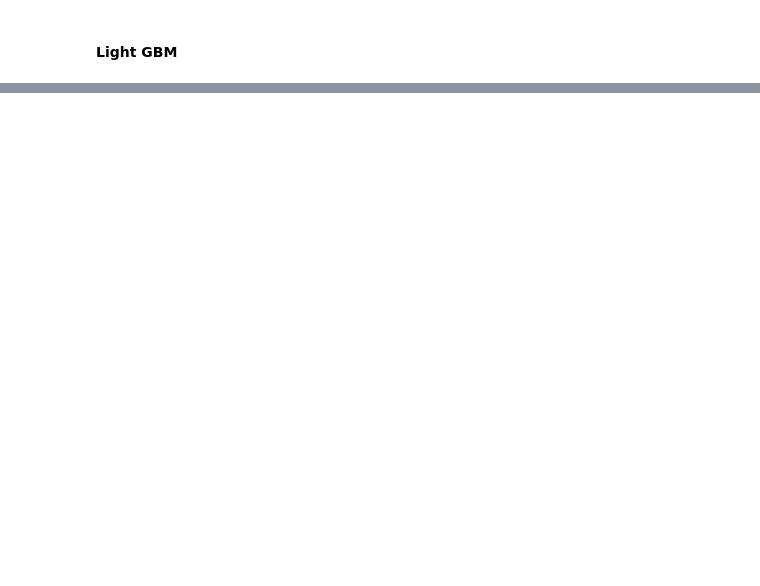
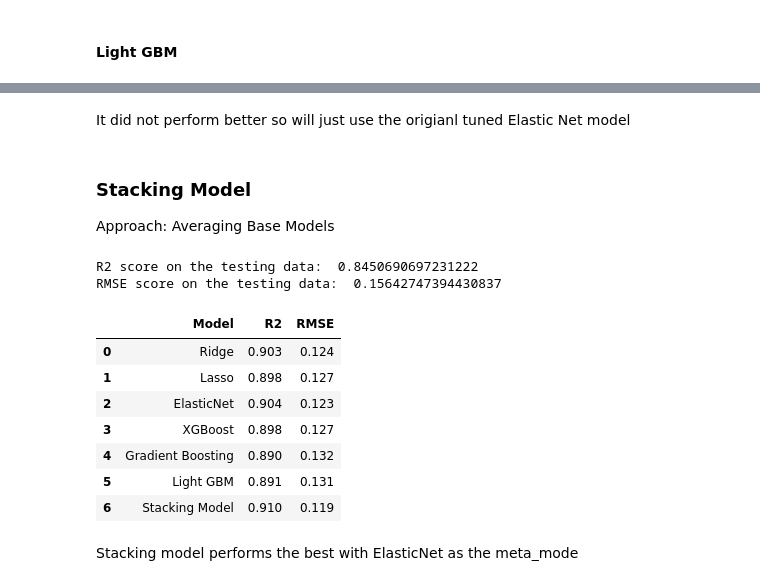
Before and after one commit to tw1107/Springboard-Capstone-House-Price, a Jupyter notebook: notebook/04_Modeling.ipynb, the cells around one changed output, grey strips where cells are left out. Cells and saved outputs as stored; diff of their text form; code cells hidden in the pictures; blank space fills up the shorter version.

```diff
--- a/notebook/04_Modeling.ipynb
+++ b/notebook/04_Modeling.ipynb
@@ -432,6 +402,9 @@ Simple linear regression model perform poorly which is expected since we have to
 # %%
 # Create a KFold object
 kf = KFold(n_splits=10, shuffle=True, random_state=42)
+# %%
+# Create a dataframe to store the results for each model
+results_df = pd.DataFrame(columns=['Model', 'R2', 'RMSE'])
 # %% [markdown]
 #### Ridge w/ hyperparameter tuning - RandomizedSearchCV
 # %%
@@ -655,12 +643,15 @@ lgb_model = lgb.LGBMRegressor(**random_search.best_params_)
 lgb_model.fit(X_train, y_train)
 
 # Make predictions on the testing data
-y_pred = lgb_model.predict(X_test)
+lgb_y_pred = lgb_model.predict(X_test)
 
 # Calculate R2 and RMSE scores on the testing data
-r2 = r2_score(y_test, y_pred)
-rmse = mean_squared_error(y_test, y_pred, squared=False)
+lgb_r2 = r2_score(y_test, lgb_y_pred)
+lgb_rmse = mean_squared_error(y_test, lgb_y_pred, squared=False)
 print("R2 score on the testing data: ", r2)
 print("RMSE score on the testing data: ", rmse)
+
+# Append the results to the dataframe
+results_df = results_df.append({'Model': 'Light GBM', 'R2': lgb_r2, 'RMSE': lgb_rmse}, ignore_index=True)
 # %% [output]
 Best hyperparameters:  {'learning_rate': 0.1, 'max_depth': 9, 'min_child_samples': 21, 'n_estimators': 178, 'num_leaves': 6}
@@ -714,0 +746,51 @@ for name, model, param_grid in models:
+# %% [markdown]
+It did not perform better so will just use the origianl tuned Elastic Net model
+# %% [markdown]
+### Stacking Model
+
+Approach: Averaging Base Models
+# %%
+# Create a new feature matrix from the predictions of the base models
+X_stack = np.column_stack((ridge_y_pred, lasso_y_pred, enet_y_pred, xgb_y_pred, gbr_y_pred, lgb_y_pred))
+
+# Create the meta-model (stacked model)
+meta_model = ElasticNet(alpha=0.02541912674409519, l1_ratio=0.10789142699330445)
+
+# Use KFold cross-validation to fit the meta-model to the stacked feature matrix
+# kf = KFold(n_splits=5, shuffle=True, random_state=42)
+meta_preds = y_test.copy()
+
+for train_index, test_index in kf.split(X_stack):
+    X_train_fold, X_test_fold = X_stack[train_index], X_stack[test_index]
+    y_train_fold, y_test_fold = y_test.iloc[train_index], y_test.iloc[test_index]
+    meta_model.fit(X_train_fold, y_train_fold)
+    meta_preds.iloc[test_index] = meta_model.predict(X_test_fold)
+
+# Compute the R2 and RMSE scores on the testing data
+stack_r2 = r2_score(y_test, meta_preds)
+stack_rmse = mean_squared_error(y_test, meta_preds, squared=False)
+
+# Print the R2 and RMSE scores on the testing data
+print("R2 score on the testing data: ", np.mean(r2))
+print("RMSE score on the testing data: ", np.mean(rmse))
+
+# Append the results to the dataframe
+results_df = results_df.append({'Model': 'Stacking Model', 'R2': stack_r2, 'RMSE': stack_rmse}, ignore_index=True)
+# %% [output]
+R2 score on the testing data:  0.8450690697231222
+RMSE score on the testing data:  0.15642747394430837
+# %%
+results_df
+
+# results_df.drop(results_df.index[-1], inplace=True)
+# %% [output]
+|  | Model | R2 | RMSE |
+| 0 | Ridge | 0.903 | 0.124 |
+| 1 | Lasso | 0.898 | 0.127 |
+| 2 | ElasticNet | 0.904 | 0.123 |
+| 3 | XGBoost | 0.898 | 0.127 |
+| 4 | Gradient Boosting | 0.890 | 0.132 |
+| 5 | Light GBM | 0.891 | 0.131 |
+| 6 | Stacking Model | 0.910 | 0.119 |
+# %% [markdown]
+Stacking model performs the best with ElasticNet as the meta_mode
```
Also changed, not shown: parts of 15 cells of this notebook.
